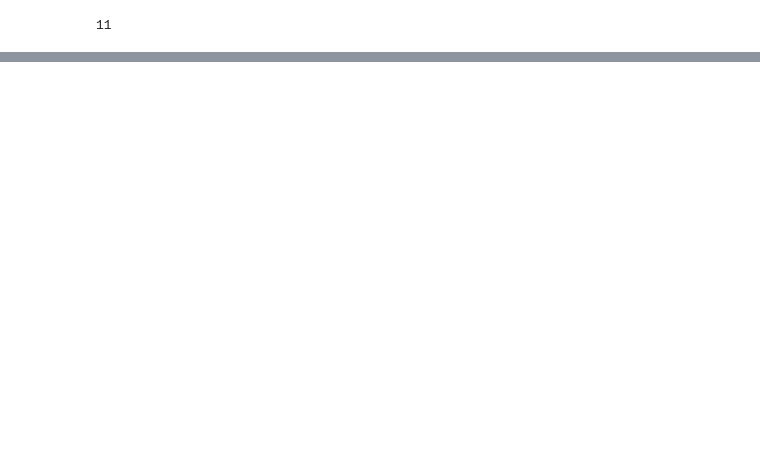
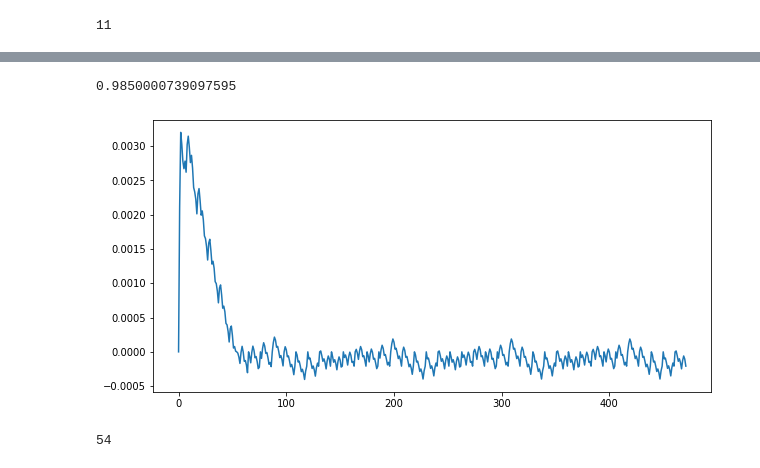
Before and after one commit to Bani57/CS-439-OptiML-project, a Jupyter notebook: Miniproject_Convergence_Test.ipynb, the cells around one changed output, grey strips where cells are left out. Saved outputs shown, nothing was run; the diff lists cells and outputs as text; code cells hidden in the pictures; blank space fills up the shorter version.

```diff
--- a/Miniproject_Convergence_Test.ipynb
+++ b/Miniproject_Convergence_Test.ipynb
@@ -265,0 +296,21 @@ plt.show()
+# %%
+def generate_simple_linear_classification_dataset(num_samples=1000, num_features=10, onehot_targets=False):
+    input_data = torch.empty(num_samples*2, num_features).uniform_(-1, 1)
+    target_data = (input_data.mean(dim=1) > 0).long()
+    if onehot_targets:
+        target_data = F.one_hot(target_data, num_classes=2).float()
+    return input_data[:num_samples], target_data[:num_samples], input_data[num_samples:], target_data[num_samples:]
+# %%
+linear_train_input, linear_train_target, linear_test_input, linear_test_target = generate_simple_linear_classification_dataset(onehot_targets=True)
+linear_train_input, linear_test_input = standardize_data(linear_train_input, linear_test_input)
+linear_train_input = linear_train_input.cuda()
+linear_train_target = linear_train_target.cuda()
+linear_test_input = linear_test_input.cuda()
+linear_test_target = linear_test_target.cuda()
+# %%
+linear_model, linear_training_loss_grads, linear_s_series = train_model(nn.Sequential(nn.Linear(10, 2), nn.Sigmoid()).cuda(),
+                                                       linear_train_input,
+                                                       linear_train_target,
+                                                       sgd_new=True,
+                                                       num_epochs=100,
+                                                       lr=15, mini_batch_size=100, criterion=nn.MSELoss())
@@ -265,0 +335,16 @@ plt.show()
+# %%
+test_model(linear_model, linear_test_input, linear_test_target)
+# %% [output]
+0.9850000739097595
+# %%
+plt.figure(figsize=(10, 5))
+sns.lineplot(data=linear_s_series)
+plt.show()
+# %% [output]
+[figure, added]
+# %%
+linear_conv_thresh, linear_s_series = estimate_convergence_threshold_phlug_diagnostic(linear_training_loss_grads,
+                                                                                      burn_in=10)
+linear_conv_thresh
+# %% [output]
+54
```
Also changed, not shown: parts of 15 cells of this notebook.
